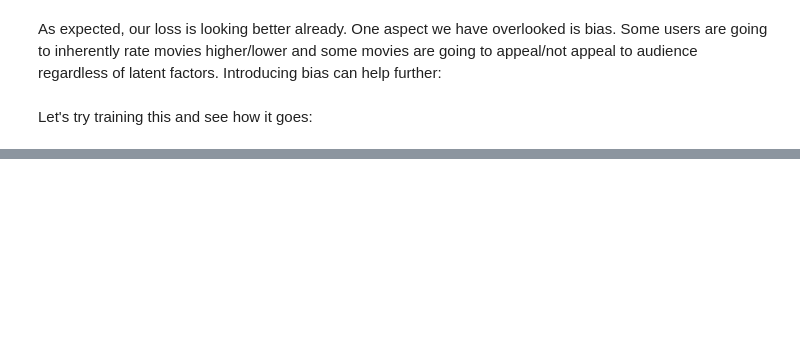
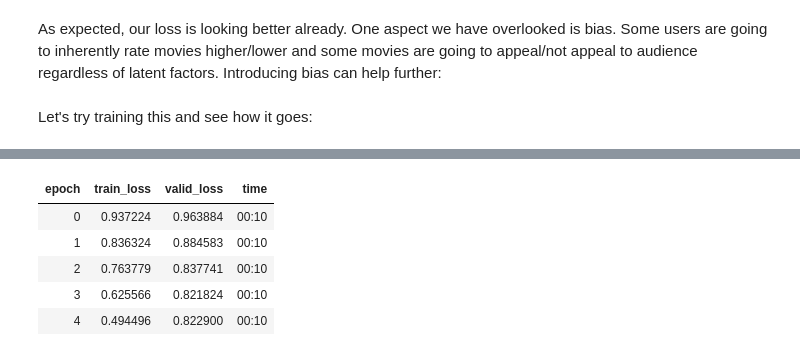
Before and after one commit to vpste1/mlscrapbook, a Jupyter notebook: CollaborativeFiltering.ipynb, the cells around one changed output, grey strips where cells are left out. Saved outputs shown, nothing was run; the diff lists cells and outputs as text; code cells hidden in the pictures; blank space fills up the shorter version.

```diff
--- a/CollaborativeFiltering.ipynb
+++ b/CollaborativeFiltering.ipynb
@@ -266,0 +283,11 @@ One approach that can be helpful is **weight decay**.
+# %%
+model = DotProductBias(n_users, n_movies, 50)
+learn = Learner(dls, model, loss_func=MSELossFlat())
+learn.fit_one_cycle(5, 5e-3, wd=0.1)
+# %% [output]
+| epoch | train_loss | valid_loss | time |
+| 0 | 0.937224 | 0.963884 | 00:10 |
+| 1 | 0.836324 | 0.884583 | 00:10 |
+| 2 | 0.763779 | 0.837741 | 00:10 |
+| 3 | 0.625566 | 0.821824 | 00:10 |
+| 4 | 0.494496 | 0.822900 | 00:10 |
```
Also changed, not shown: parts of 10 cells of this notebook.
